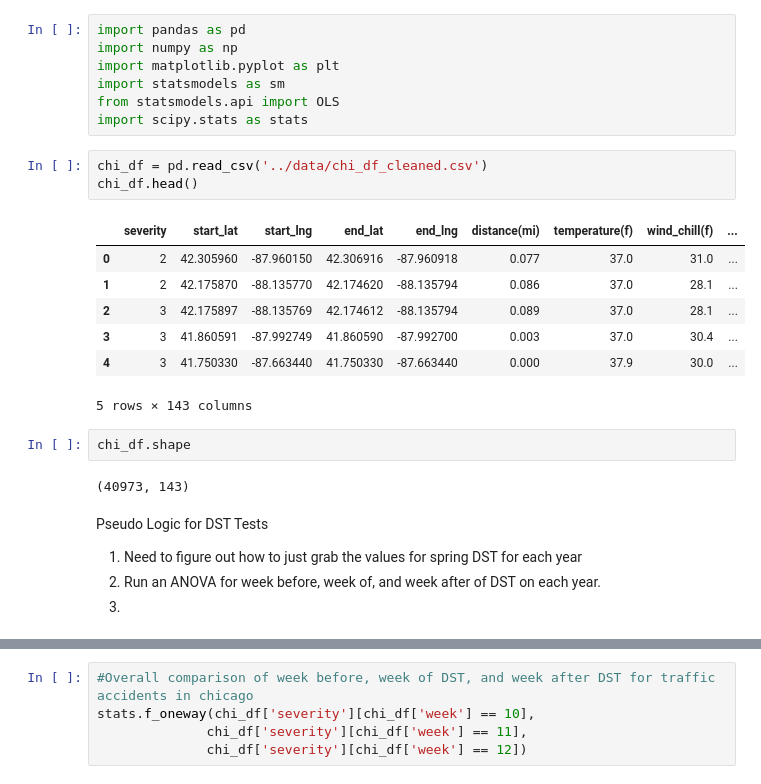
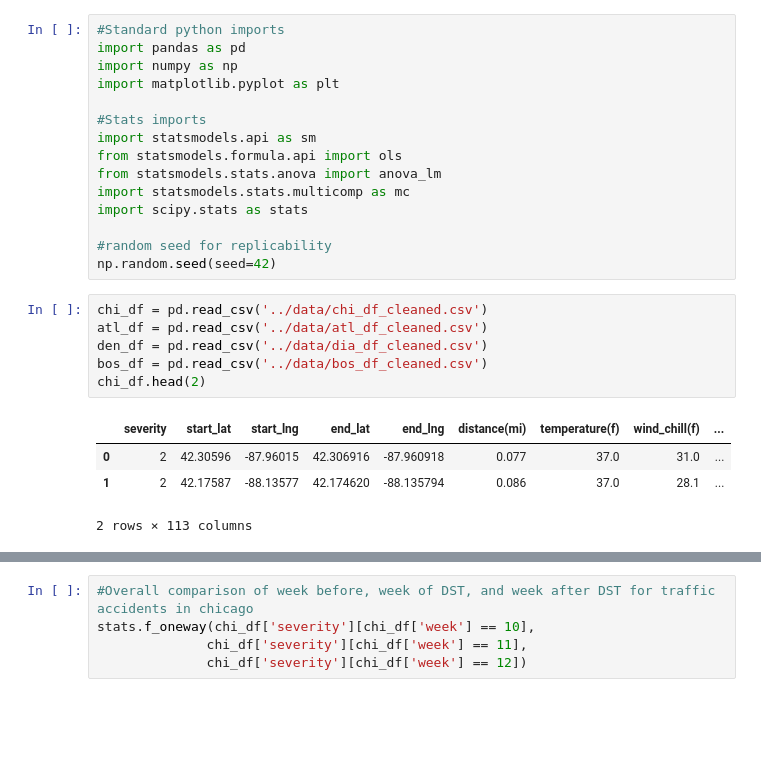
Before and after one commit to jeffreyfloyd/DST-and-traffic-implications, a Jupyter notebook: code/DST_hyp_tests.ipynb, the cells around one changed output, grey strips where cells are left out. Drawn from its saved outputs; the diff is of its cells as text; blank space fills up the shorter version.

```diff
--- a/code/DST_hyp_tests.ipynb
+++ b/code/DST_hyp_tests.ipynb
@@ -1,27 +1,26 @@
 # %%
+#Standard python imports
 import pandas as pd
 import numpy as np
 import matplotlib.pyplot as plt
-import statsmodels as sm
-from statsmodels.api import OLS
+
+#Stats imports
+import statsmodels.api as sm
+from statsmodels.formula.api import ols
+from statsmodels.stats.anova import anova_lm
+import statsmodels.stats.multicomp as mc
 import scipy.stats as stats
+
+#random seed for replicability
+np.random.seed(seed=42)
 # %%
 chi_df = pd.read_csv('../data/chi_df_cleaned.csv')
-chi_df.head()
+atl_df = pd.read_csv('../data/atl_df_cleaned.csv')
+den_df = pd.read_csv('../data/dia_df_cleaned.csv')
+bos_df = pd.read_csv('../data/bos_df_cleaned.csv')
+chi_df.head(2)
 # %% [output]
 |  | severity | start_lat | start_lng | end_lat | end_lng | distance(mi) | temperature(f) | wind_chill(f) | ... |
-| 0 | 2 | 42.305960 | -87.960150 | 42.306916 | -87.960918 | 0.077 | 37.0 | 31.0 | ... |
-| 1 | 2 | 42.175870 | -88.135770 | 42.174620 | -88.135794 | 0.086 | 37.0 | 28.1 | ... |
-| 2 | 3 | 42.175897 | -88.135769 | 42.174612 | -88.135794 | 0.089 | 37.0 | 28.1 | ... |
-| 3 | 3 | 41.860591 | -87.992749 | 41.860590 | -87.992700 | 0.003 | 37.0 | 30.4 | ... |
-| 4 | 3 | 41.750330 | -87.663440 | 41.750330 | -87.663440 | 0.000 | 37.9 | 30.0 | ... |
+| 0 | 2 | 42.30596 | -87.96015 | 42.306916 | -87.960918 | 0.077 | 37.0 | 31.0 | ... |
+| 1 | 2 | 42.17587 | -88.13577 | 42.174620 | -88.135794 | 0.086 | 37.0 | 28.1 | ... |
-5 rows × 143 columns
+2 rows × 113 columns
-# %%
-chi_df.shape
-# %% [output]
-(40973, 143)
-# %% [markdown]
-Pseudo Logic for DST Tests
-1. Need to figure out how to just grab the values for spring DST for each year
-1. Run an ANOVA for week before, week of, and week after of DST on each year.
-1.
```
Also changed, not shown: parts of 28 cells of this notebook.
